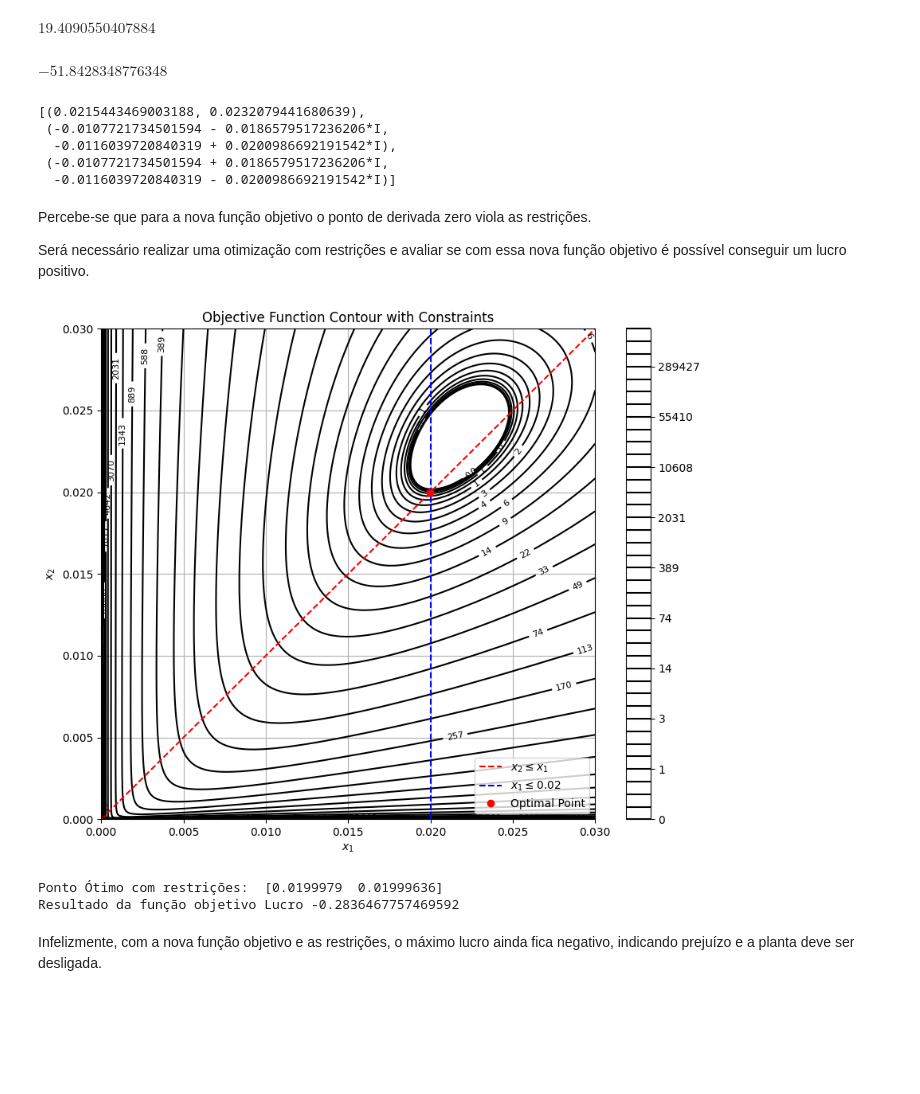
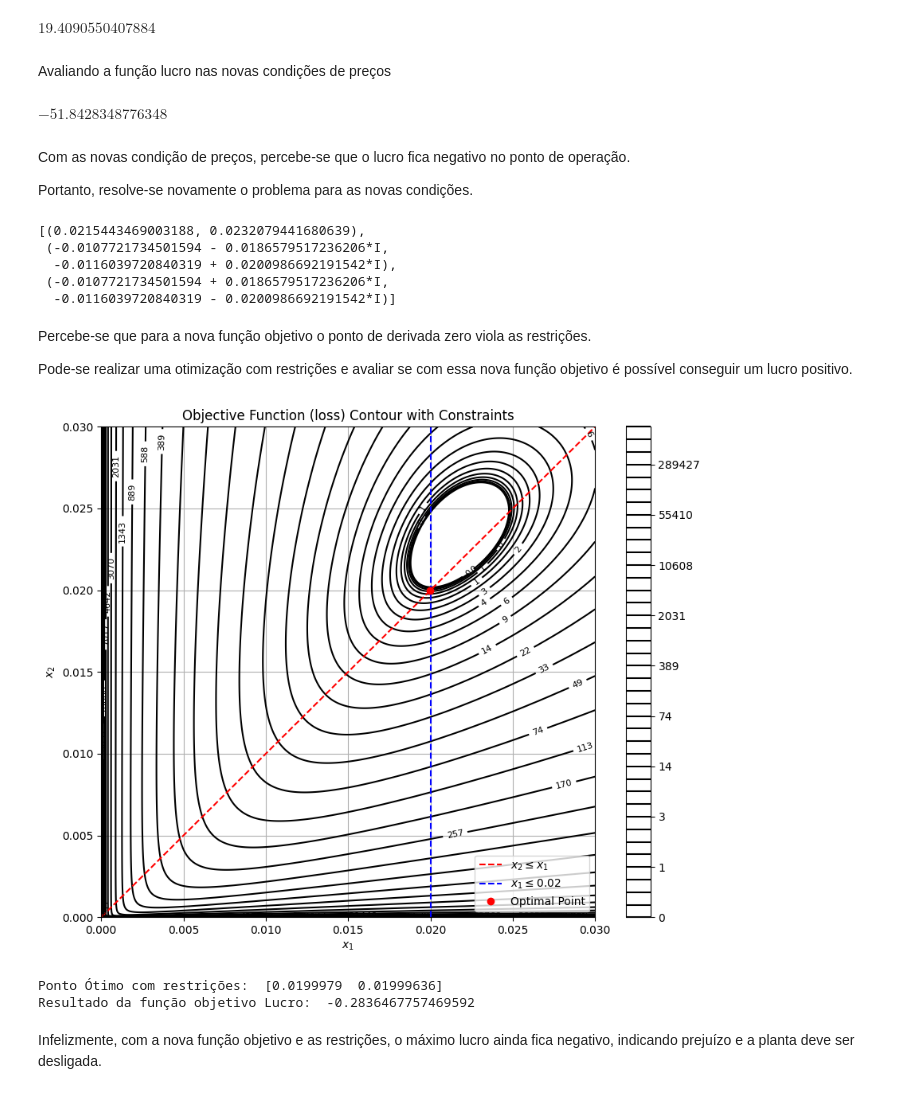
Before and after one commit to davibelo/EQE855_Lista_Exercicio, a Jupyter notebook: resposta4.ipynb, the cells around one changed output. Cells and saved outputs as stored; diff of their text form; code cells hidden in the pictures; blank space fills up the shorter version.

```diff
--- a/resposta4.ipynb
+++ b/resposta4.ipynb
@@ -78,6 +78,8 @@ L_max_symbolic = L.subs({x1: solutions[0][0], x2: solutions[0][1]})
 L_max_symbolic
 # %% [output]
 $\displaystyle 19.4090550407884$
+# %% [markdown]
+Avaliando a função lucro nas novas condições de preços
 # %%
 # Parameters
 a = 279.72
@@ -94,7 +96,13 @@ L0 = a - (b / x1_0) - (c * x2_0) - (d * (x1_0 / x2_0))
 L0
 # %% [output]
 $\displaystyle -51.8428348776348$
+# %% [markdown]
+Com as novas condição de preços, percebe-se que o lucro fica negativo no ponto de operação.
+
+Portanto, resolve-se novamente o problema para as novas condições.
 # %%
+x1, x2 = symbols('x1 x2')
+
 # Define the objective function
 L = a - (b / x1) - (c * x2) - (d * (x1 / x2))
 
@@ -114,7 +122,7 @@ solutions
 # %% [markdown]
 Percebe-se que para a nova função objetivo o ponto de derivada zero viola as restrições.
 
-Será necessário realizar uma otimização com restrições e avaliar se com essa nova função objetivo é possível conseguir um lucro positivo.
+Pode-se realizar uma otimização com restrições e avaliar se com essa nova função objetivo é possível conseguir um lucro positivo.
 # %%
 import numpy as np
 import matplotlib.pyplot as plt
@@ -155,40 +163,40 @@ def objective_contour(x1, x2):
 # Create a grid of values for x1 and x2
 x1_vals = np.linspace(1e-6, 0.03, 400)
 x2_vals = np.linspace(1e-6, 0.03, 400)
 X1, X2 = np.meshgrid(x1_vals, x2_vals)
 Z = objective_contour(X1, X2)
 
 # Create the contour plot with a single color and display the values on the contour lines
 plt.figure(figsize=(10, 8))
 contour = plt.contour(X1, X2, Z, levels=np.logspace(-1, 6, 40), colors='black')
 plt.colorbar(contour)
 plt.clabel(contour, inline=True, fontsize=8)  # Show values on the contour lines
 
 # Plot the constraints
 plt.plot(x1_vals, x1_vals, 'r--', label=r'$x_2 \leq x_1$')  # x2 <= x1
 plt.plot([0.02, 0.02], [0, 0.03], 'b--', label=r'$x_1 \leq 0.02$')  # x1 <= 0.02
 
 # Mark the optimal point found
 plt.plot(result.x[0], result.x[1], 'ro', label='Optimal Point')
 
 # Additional plot settings
 plt.xlim([0, 0.03])
 plt.ylim([0, 0.03])
 plt.xlabel('$x_1$')
 plt.ylabel('$x_2$')
-plt.title('Objective Function Contour with Constraints')
+plt.title('Objective Function (loss) Contour with Constraints')
 plt.legend()
 plt.grid(True)
 
 # Display the plot
 plt.show()
 # %% [output]
-[figure, old version]
+[figure, new version]
 # %%
 print('Ponto Ótimo com restrições: ', result.x)
-print('Resultado da função objetivo Lucro', -result.fun)
+print('Resultado da função objetivo Lucro: ', -result.fun)
 # %% [output]
 Ponto Ótimo com restrições:  [0.0199979  0.01999636]
-Resultado da função objetivo Lucro -0.2836467757469592
+Resultado da função objetivo Lucro:  -0.2836467757469592
 # %% [markdown]
 Infelizmente, com a nova função objetivo e as restrições, o máximo lucro ainda fica negativo, indicando prejuízo e a planta deve ser desligada.
```
Also changed, not shown: parts of 1 cell of this notebook.
